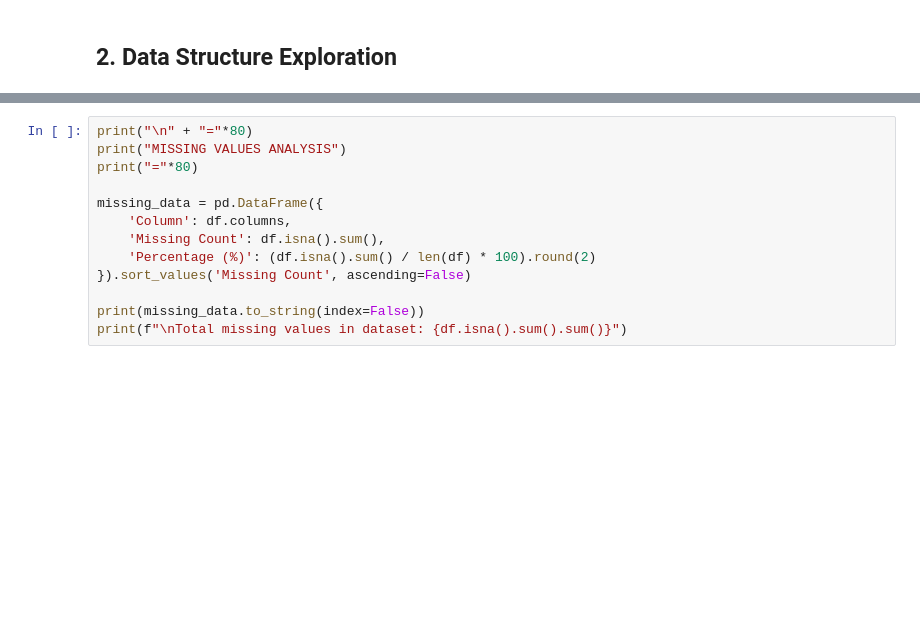
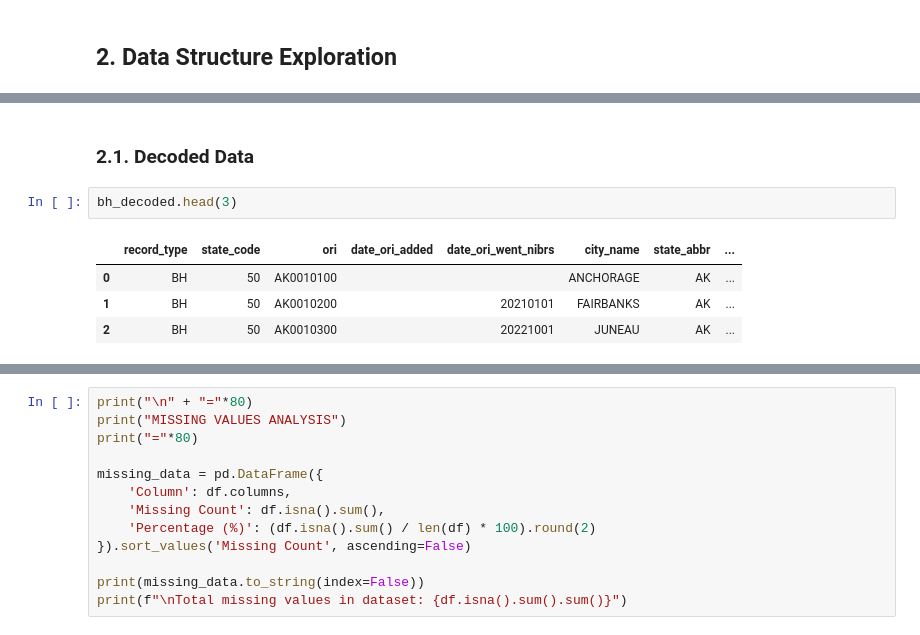
Before and after one commit to yamik1ra/DPnV_Group5_DSEB, a Jupyter notebook: notebooks/raw_data_diagnosis.ipynb, the cells around one changed output, grey strips where cells are left out. Saved outputs shown, nothing was run; the diff lists cells and outputs as text; blank space fills up the shorter version.

```diff
--- a/phase1_eda.ipynb
+++ b/notebooks/raw_data_diagnosis.ipynb
@@ -43,0 +94,9 @@ Data loaded successfully!
+# %% [markdown]
+### 2.1. Decoded Data
+# %%
+bh_decoded.head(3)
+# %% [output]
+|  | record_type | state_code | ori | date_ori_added | date_ori_went_nibrs | city_name | state_abbr | ... |
+| 0 | BH | 50 | AK0010100 |  |  | ANCHORAGE | AK | ... |
+| 1 | BH | 50 | AK0010200 |  | 20210101 | FAIRBANKS | AK | ... |
+| 2 | BH | 50 | AK0010300 |  | 20221001 | JUNEAU | AK | ... |
```
Also changed, not shown: parts of 10 cells of this notebook, 16 other files.
